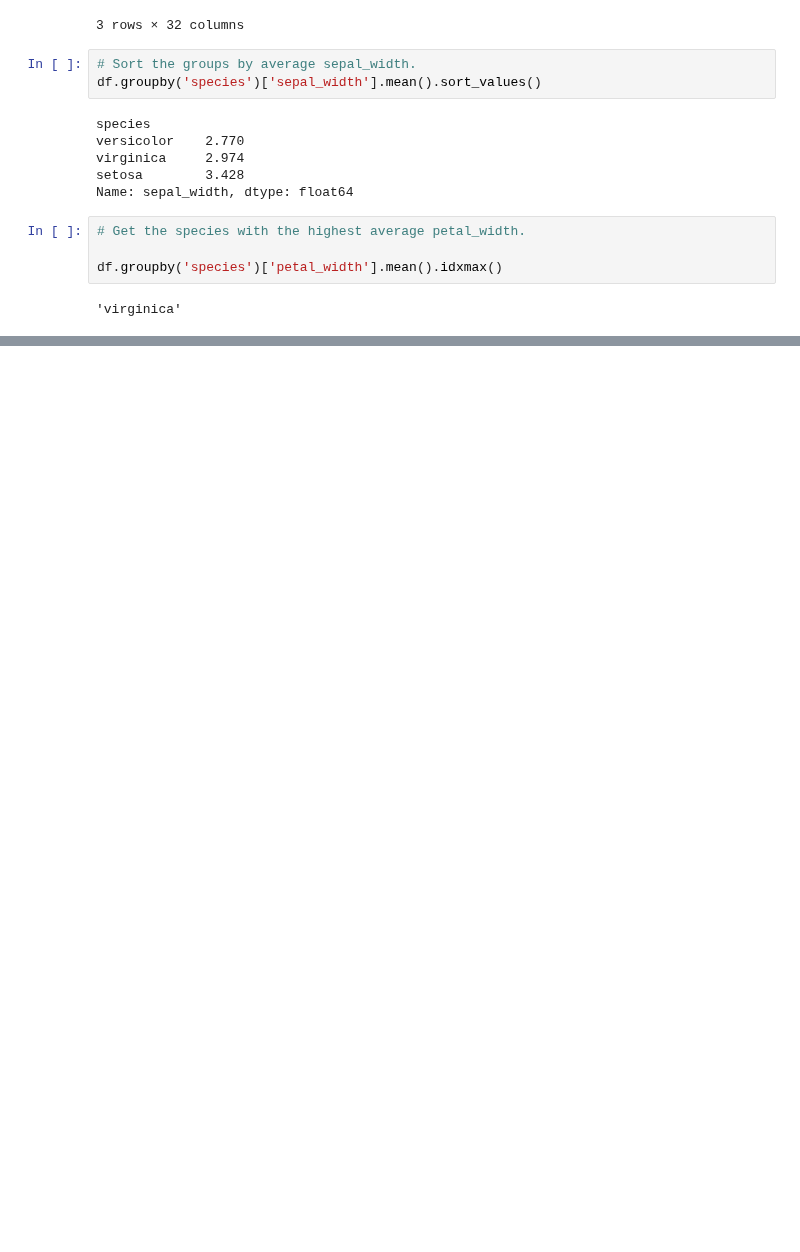
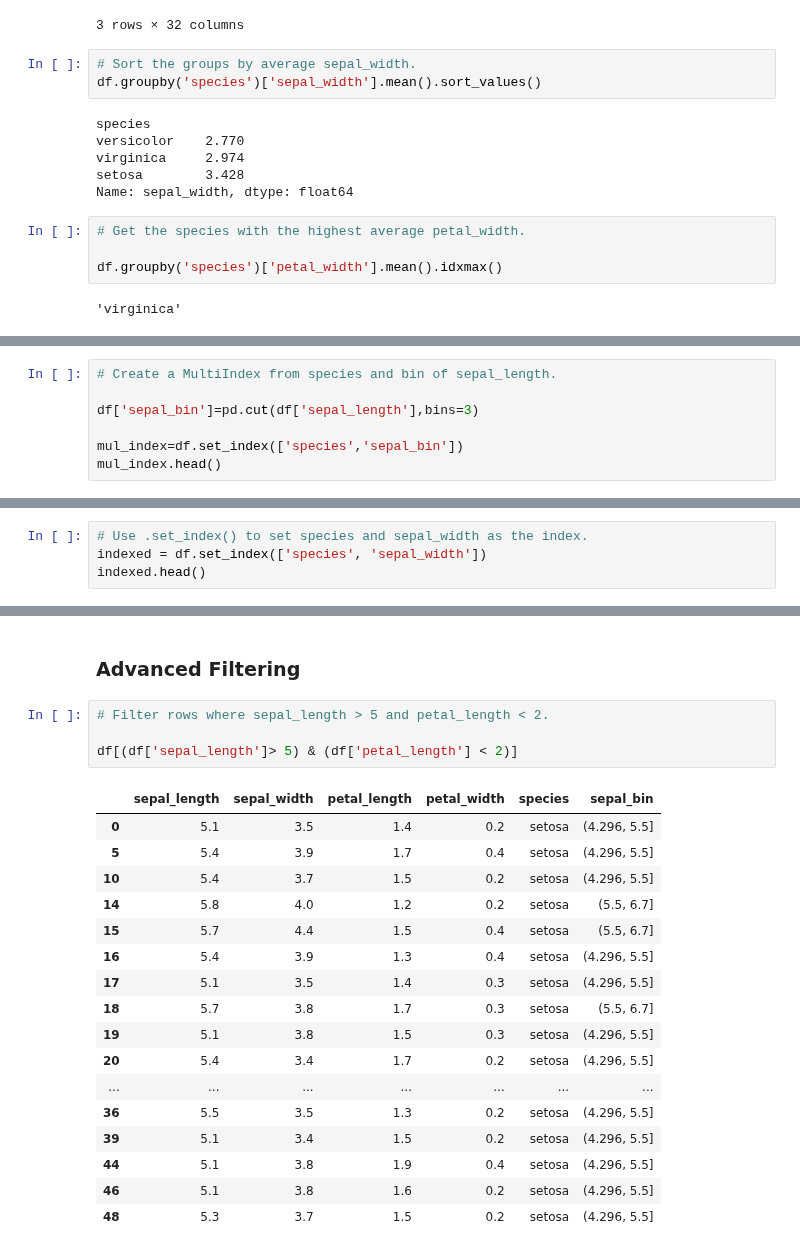
Before and after one commit to Ambily313/Iris-Species-Analysis-with-Grouping-Aggregation-in-Pandas, a Jupyter notebook: iris_eda.ipynb, the cells around one changed output, grey strips where cells are left out. Drawn from its saved outputs; the diff is of its cells as text; blank space fills up the shorter version.

```diff
--- a/iris_eda.ipynb
+++ b/iris_eda.ipynb
@@ -139,0 +183,7 @@ SyntaxError: invalid character '🧩' (U+1F9E9) (3660326297.py, line 13)
+# %%
+# Create a MultiIndex from species and bin of sepal_length.
+
+df['sepal_bin']=pd.cut(df['sepal_length'],bins=3)
+
+mul_index=df.set_index(['species','sepal_bin'])
+mul_index.head()
@@ -139,0 +209,4 @@ SyntaxError: invalid character '🧩' (U+1F9E9) (3660326297.py, line 13)
+# %%
+# Use .set_index() to set species and sepal_width as the index.
+indexed = df.set_index(['species', 'sepal_width'])
+indexed.head()
@@ -139,0 +247,24 @@ SyntaxError: invalid character '🧩' (U+1F9E9) (3660326297.py, line 13)
+# %% [markdown]
+### Advanced Filtering
+# %%
+# Filter rows where sepal_length > 5 and petal_length < 2.
+
+df[(df['sepal_length']> 5) & (df['petal_length'] < 2)]
+# %% [output]
+|  | sepal_length | sepal_width | petal_length | petal_width | species | sepal_bin |
+| 0 | 5.1 | 3.5 | 1.4 | 0.2 | setosa | (4.296, 5.5] |
+| 5 | 5.4 | 3.9 | 1.7 | 0.4 | setosa | (4.296, 5.5] |
+| 10 | 5.4 | 3.7 | 1.5 | 0.2 | setosa | (4.296, 5.5] |
+| 14 | 5.8 | 4.0 | 1.2 | 0.2 | setosa | (5.5, 6.7] |
+| 15 | 5.7 | 4.4 | 1.5 | 0.4 | setosa | (5.5, 6.7] |
+| 16 | 5.4 | 3.9 | 1.3 | 0.4 | setosa | (4.296, 5.5] |
+| 17 | 5.1 | 3.5 | 1.4 | 0.3 | setosa | (4.296, 5.5] |
+| 18 | 5.7 | 3.8 | 1.7 | 0.3 | setosa | (5.5, 6.7] |
+| 19 | 5.1 | 3.8 | 1.5 | 0.3 | setosa | (4.296, 5.5] |
+| 20 | 5.4 | 3.4 | 1.7 | 0.2 | setosa | (4.296, 5.5] |
+| ... | ... | ... | ... | ... | ... | ... |
+| 36 | 5.5 | 3.5 | 1.3 | 0.2 | setosa | (4.296, 5.5] |
+| 39 | 5.1 | 3.4 | 1.5 | 0.2 | setosa | (4.296, 5.5] |
+| 44 | 5.1 | 3.8 | 1.9 | 0.4 | setosa | (4.296, 5.5] |
+| 46 | 5.1 | 3.8 | 1.6 | 0.2 | setosa | (4.296, 5.5] |
+| 48 | 5.3 | 3.7 | 1.5 | 0.2 | setosa | (4.296, 5.5] |
```
Also changed, not shown: parts of 35 cells of this notebook.
